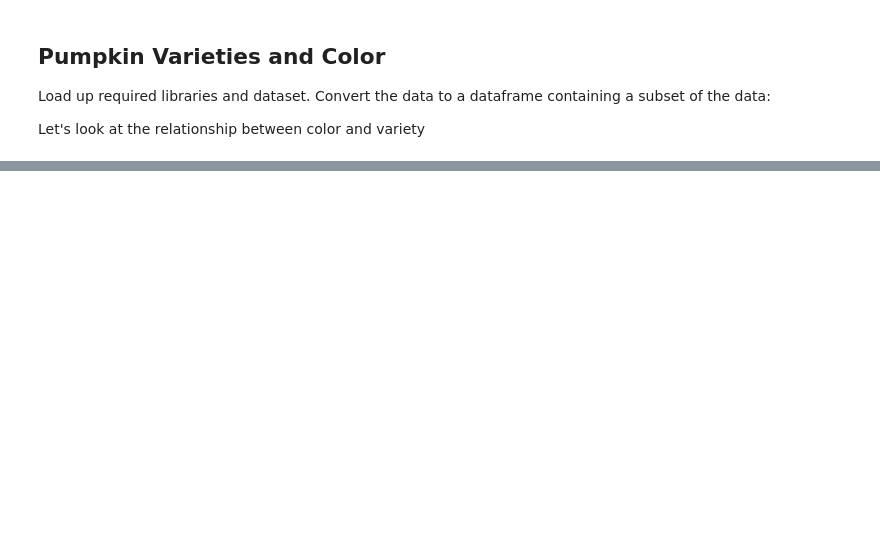
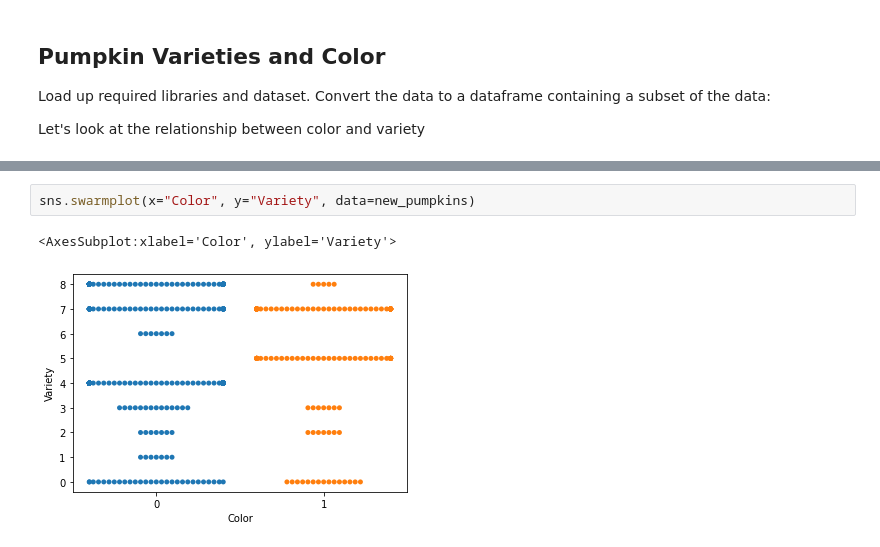
Before and after one commit to funkbaer/ML-For-Beginners, a Jupyter notebook: 2-Regression/4-Logistic/notebook.ipynb, the cells around one changed output, grey strips where cells are left out. Saved outputs shown, nothing was run; the diff lists cells and outputs as text; blank space fills up the shorter version.

```diff
--- a/2-Regression/4-Logistic/notebook.ipynb
+++ b/2-Regression/4-Logistic/notebook.ipynb
@@ -23,0 +65,5 @@ pumpkins.head()
+# %%
+sns.swarmplot(x="Color", y="Variety", data=new_pumpkins)
+# %% [output]
+<AxesSubplot:xlabel='Color', ylabel='Variety'>
+[figure, added]
```
Also changed, not shown: parts of 21 cells of this notebook, 1 other file.
